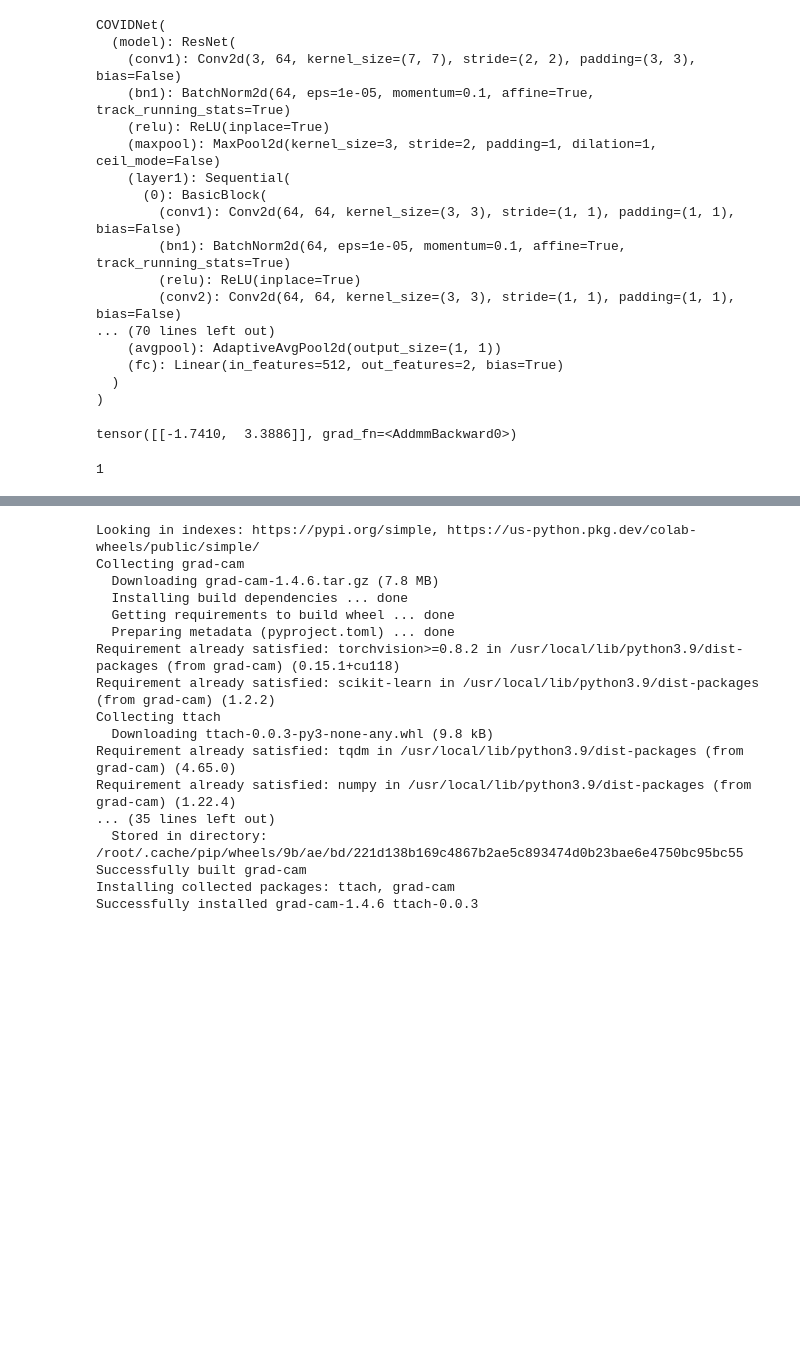
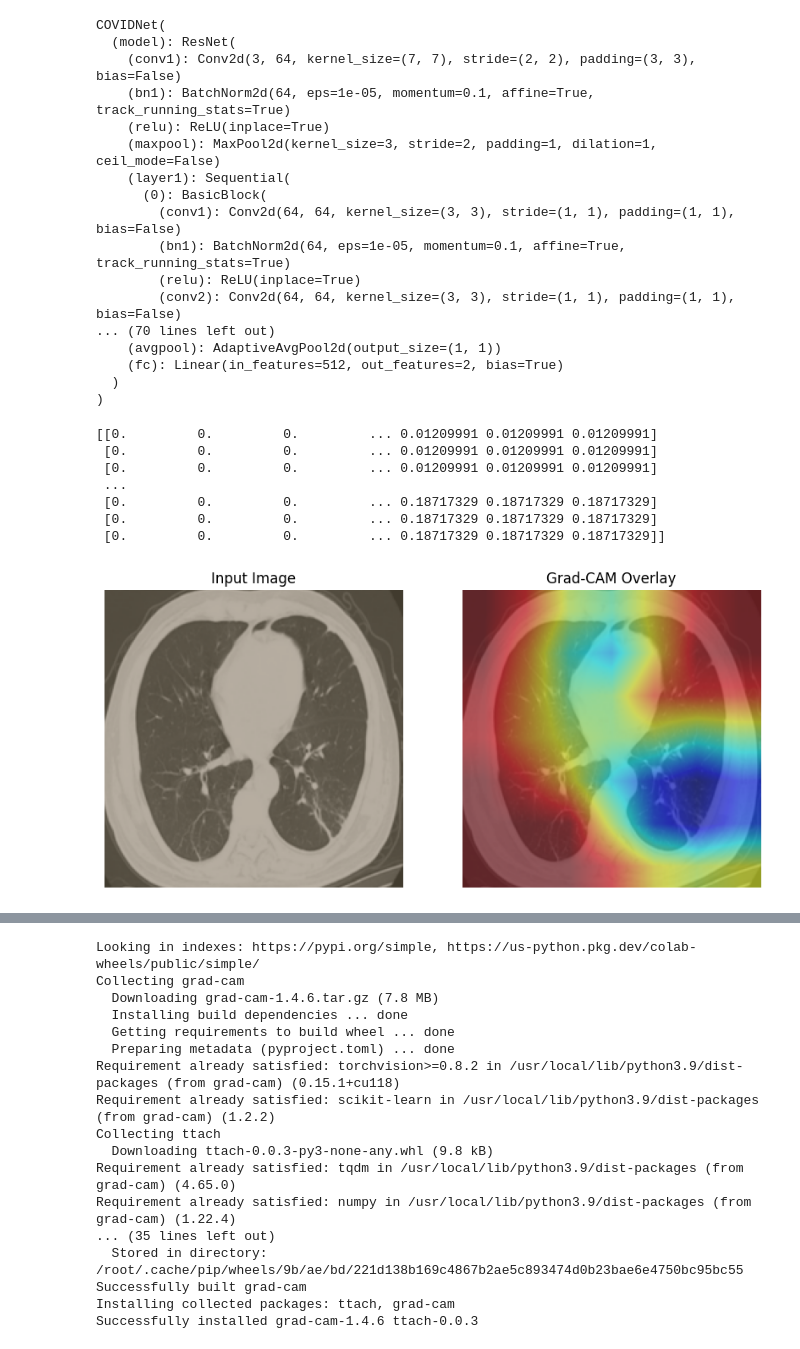
Before and after one commit to frozenparadox99/Pytorch-Grad-CAM, a Jupyter notebook: PytorchGradCamWithImages.ipynb, the cells around one changed output, grey strips where cells are left out. Drawn from its saved outputs; the diff is of its cells as text; code cells hidden in the pictures; blank space fills up the shorter version.

```diff
--- a/PytorchGradCamWithImages.ipynb
+++ b/PytorchGradCamWithImages.ipynb
@@ -94,8 +99,9 @@ train_dataloader = DataLoader(train_dataset, batch_size=16, shuffle=True, num_wo
 model = COVIDNet(num_classes=2).to(device)
 optimizer = optim.Adam(model.parameters(), lr=1e-3)
 # %%
-num_epochs = 10
+num_epochs = 40
 for epoch in range(num_epochs):
+    print("Starting epoch: ", epoch)
     model.train()
     for i, (images, labels) in enumerate(train_dataloader):
         images = images.to(device)
@@ -103,5 +109,6 @@ for epoch in range(num_epochs):
         optimizer.zero_grad()
         outputs = model(images)
         loss = nn.CrossEntropyLoss()(outputs, labels)
+
         loss.backward()
         optimizer.step()
@@ -164,7 +189,7 @@ COVIDNet(
   )
 )
 # %%
-image_path = '/content/drive/My Drive/prep_data/TRAIN_COVID/1.png'
+image_path = '/content/drive/My Drive/prep_data/TRAIN_COVID/241.png'
 img = Image.open(image_path).convert('RGB')
 img_tensor = transform(img).unsqueeze(0)
 img_tensor.requires_grad_()
@@ -174,14 +199,72 @@ pred_class = pred.item()
 score = output[:, pred_class]
 model.zero_grad()
 score.backward()
-# %%
-output
-# %% [output]
-tensor([[-1.7410,  3.3886]], grad_fn=<AddmmBackward0>)
-# %%
-pred_class
-# %% [output]
-1
+# %%
+def forward_hook(module, input, output):
+    global activations
+    activations = output
+
+def backward_hook(module, grad_input, grad_output):
+    global gradients
+    gradients = grad_output[0]
+# %%
+handle_forward = model.model.layer4.register_forward_hook(forward_hook)
+handle_backward = model.model.layer4.register_backward_hook(backward_hook)
+output = model(img_tensor)
+target_class = output.argmax(dim=1).item()
+target = output[0, target_class]
+target.backward()
+handle_forward.remove()
+handle_backward.remove()
+weights = torch.mean(gradients, dim=[2, 3], keepdim=True)
+grad_cam = torch.sum(activations * weights, dim=1, keepdim=True)
+grad_cam = torch.relu(grad_cam)
+grad_cam = grad_cam.squeeze().detach().cpu().numpy()
+grad_cam = cv2.resize(grad_cam, (224, 224))
+print(grad_cam)
+
+def overlay_heatmap_on_image(image, heatmap, alpha=0.5, colormap=cv2.COLORMAP_JET):
+    # Normalize the heatmap to the range [0, 1]
+    heatmap = (heatmap - heatmap.min()) / (heatmap.max() - heatmap.min())
+
+    # Apply the colormap
+    heatmap_colored = cv2.applyColorMap(np.uint8(255 * heatmap), colormap)
+
+    # Convert the image from BGR (OpenCV format) to RGB (Matplotlib format)
+    image_rgb = cv2.cvtColor(image, cv2.COLOR_BGR2RGB)
+
+    # Overlay the heatmap on the image with the specified alpha (transparency)
+    overlay = cv2.addWeighted(image_rgb, 1 - alpha, heatmap_colored, alpha, 0)
+
+    return overlay
+
+input_image_np = img_tensor.detach().cpu().numpy().transpose((0, 2, 3, 1)).squeeze()
+input_image_np = (input_image_np * np.array([0.229, 0.224, 0.225]) + np.array([0.485, 0.456, 0.406])) * 255
+
+overlay = overlay_heatmap_on_image(input_image_np.astype(np.uint8), grad_cam)
+
+plt.figure(figsize=(10, 5))
+
+plt.subplot(1, 2, 1)
+plt.imshow(input_image_np.astype(np.uint8))
+plt.title("Input Image")
+plt.axis("off")
+
+plt.subplot(1, 2, 2)
+plt.imshow(overlay)
+plt.title("Grad-CAM Overlay")
+plt.axis("off")
+
+plt.show()
+# %% [output]
+[[0.         0.         0.         ... 0.01209991 0.01209991 0.01209991]
+ [0.         0.         0.         ... 0.01209991 0.01209991 0.01209991]
+ [0.         0.         0.         ... 0.01209991 0.01209991 0.01209991]
+ ...
+ [0.         0.         0.         ... 0.18717329 0.18717329 0.18717329]
+ [0.         0.         0.         ... 0.18717329 0.18717329 0.18717329]
+ [0.         0.         0.         ... 0.18717329 0.18717329 0.18717329]]
+[figure, added]
 # %%
 test_data_path_covid = '/content/drive/My Drive/prep_data/TEST_COVID/'
 test_data_path_non_covid = '/content/drive/My Drive/prep_data/TEST_NON/'
```
Also changed, not shown: parts of 6 cells of this notebook.
